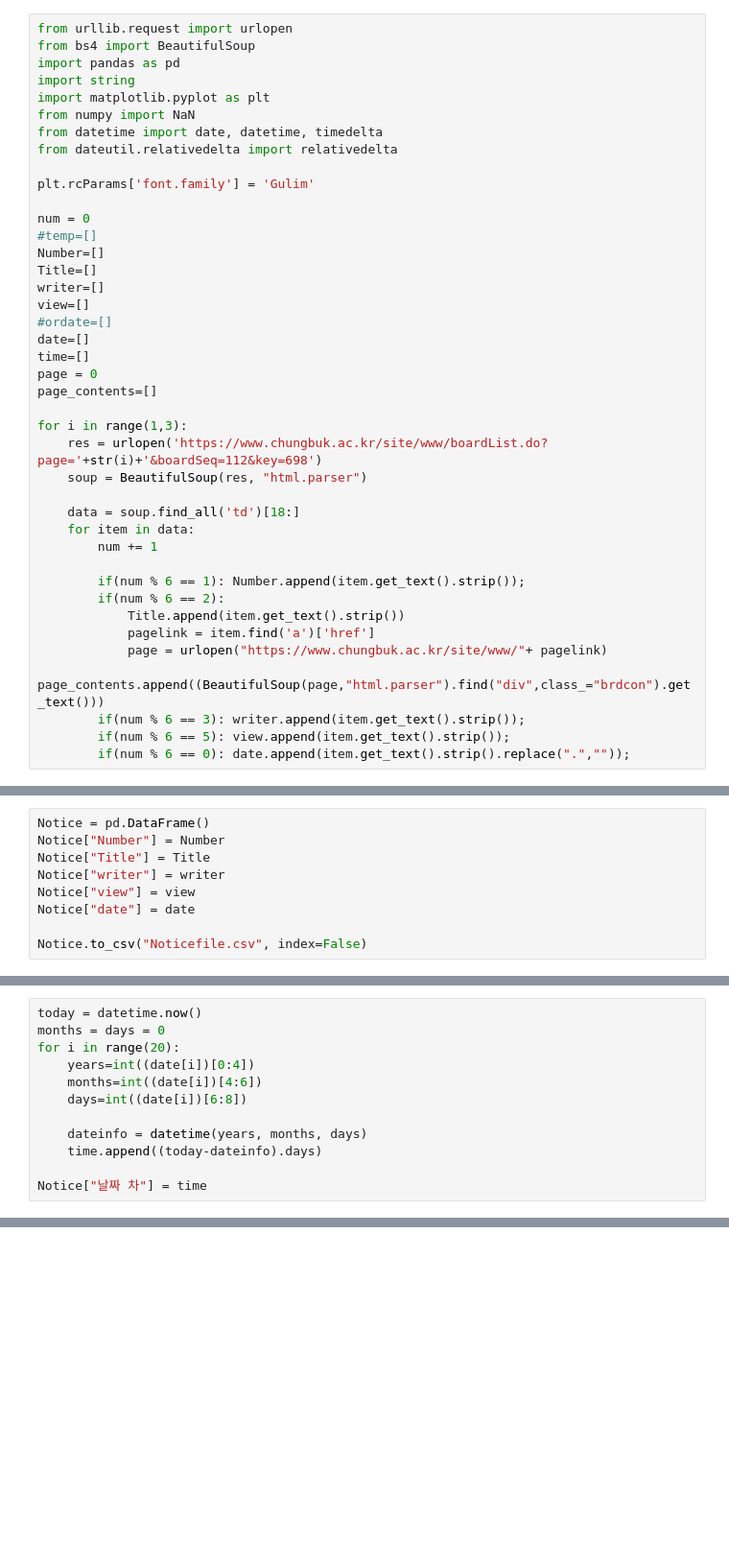
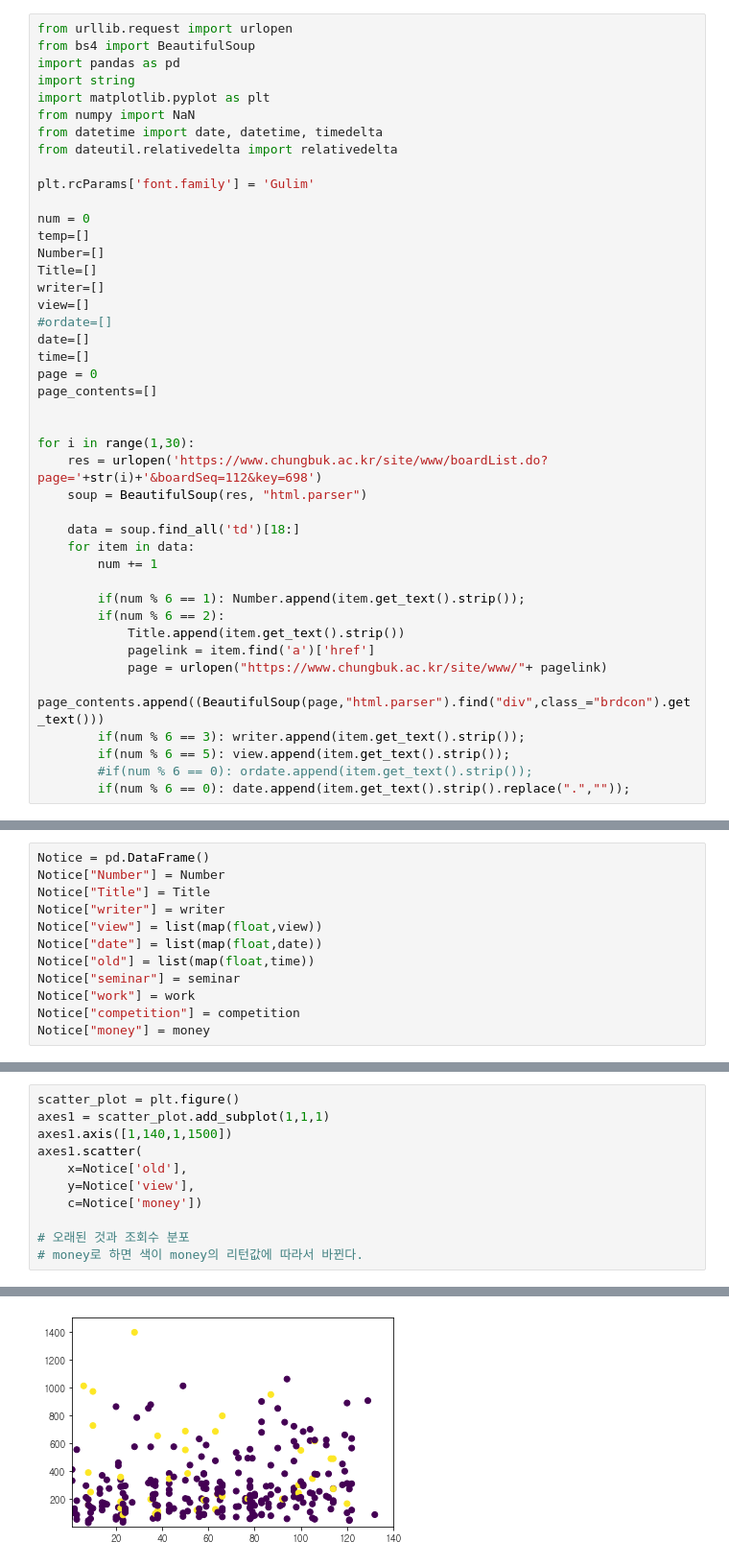
Before and after one commit to Altaaaaaaa/2020-2-Open-Source, a Jupyter notebook: Open-Source-Assignment2.ipynb, the cells around one changed output, grey strips where cells are left out. Shown: that part at 96% size. Drawn from its saved outputs; the diff is of its cells as text; blank space fills up the shorter version.

```diff
--- a/Open-Source-Assignment2.ipynb
+++ b/Open-Source-Assignment2.ipynb
@@ -11,7 +11,7 @@ from dateutil.relativedelta import relativedelta
 plt.rcParams['font.family'] = 'Gulim'
 
 num = 0
-#temp=[]
+temp=[]
 Number=[]
 Title=[]
 writer=[]
@@ -22,7 +22,8 @@ time=[]
 page = 0
 page_contents=[]
 
-for i in range(1,3):
+
+for i in range(1,30):
     res = urlopen('https://www.chungbuk.ac.kr/site/www/boardList.do?page='+str(i)+'&boardSeq=112&key=698')
     soup = BeautifulSoup(res, "html.parser")
 
@@ -38,4 +39,5 @@ for i in range(1,3):
             page_contents.append((BeautifulSoup(page,"html.parser").find("div",class_="brdcon").get_text()))
         if(num % 6 == 3): writer.append(item.get_text().strip());
         if(num % 6 == 5): view.append(item.get_text().strip());
+        #if(num % 6 == 0): ordate.append(item.get_text().strip());
         if(num % 6 == 0): date.append(item.get_text().strip().replace(".",""));
@@ -44,7 +122,10 @@ Notice = pd.DataFrame()
 Notice["Number"] = Number
 Notice["Title"] = Title
 Notice["writer"] = writer
-Notice["view"] = view
-Notice["date"] = date
-
-Notice.to_csv("Noticefile.csv", index=False)
+Notice["view"] = list(map(float,view))
+Notice["date"] = list(map(float,date))
+Notice["old"] = list(map(float,time))
+Notice["seminar"] = seminar
+Notice["work"] = work
+Notice["competition"] = competition
+Notice["money"] = money
@@ -71,12 +131,0 @@ Notice
-# %%
-today = datetime.now()
-months = days = 0
-for i in range(20):
-    years=int((date[i])[0:4])
-    months=int((date[i])[4:6])
-    days=int((date[i])[6:8])
-
-    dateinfo = datetime(years, months, days)
-    time.append((today-dateinfo).days)
-
-Notice["날짜 차"] = time
@@ -167,0 +178,12 @@ for i in range(len(competition)):
+# %%
+scatter_plot = plt.figure()
+axes1 = scatter_plot.add_subplot(1,1,1)
+axes1.axis([1,140,1,1500])
+axes1.scatter(
+    x=Notice['old'],
+    y=Notice['view'],
+    c=Notice['money'])
+
+# 오래된 것과 조회수 분포
+# money로 하면 색이 money의 리턴값에 따라서 바뀐다.
+# %% [output]
@@ -167,0 +191 @@ for i in range(len(competition)):
+[figure, added]
```
Also changed, not shown: parts of 14 cells of this notebook, 3 other files.
